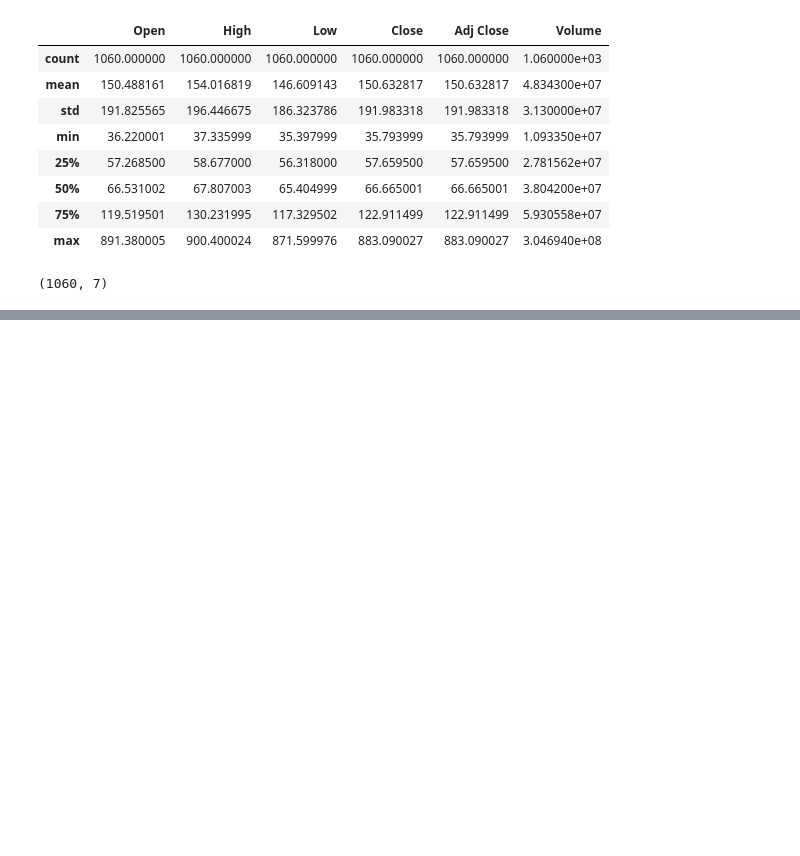
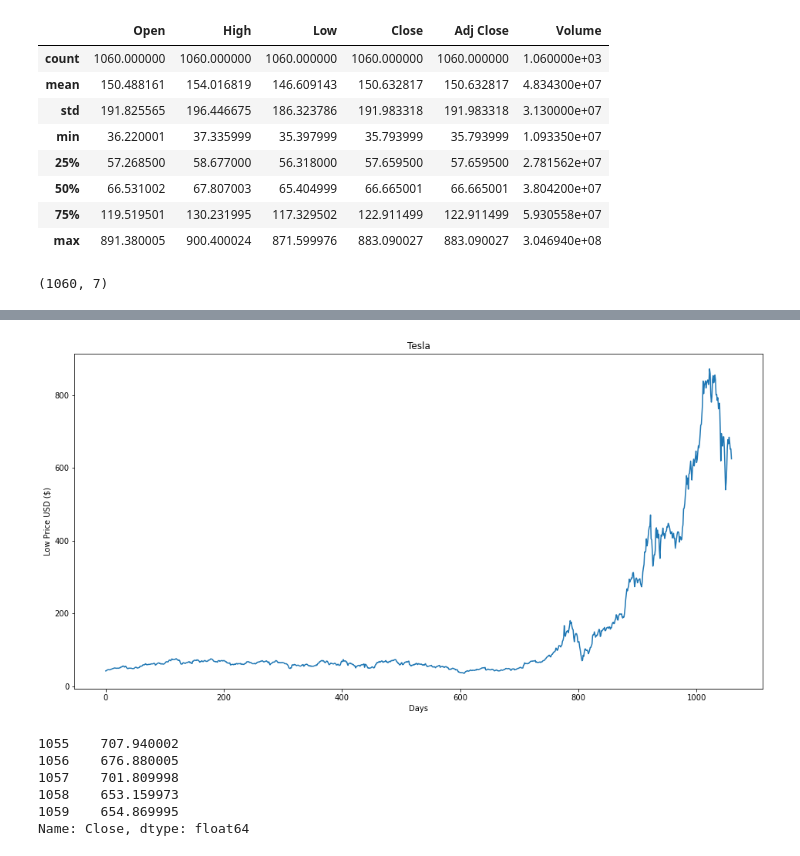
Before and after one commit to parniaa/brainStation, a Jupyter notebook: project/Project-Tesla-1.ipynb, the cells around one changed output, grey strips where cells are left out. Cells and saved outputs as stored; diff of their text form; code cells hidden in the pictures; blank space fills up the shorter version.

```diff
--- a/project/Project-Tesla-1.ipynb
+++ b/project/Project-Tesla-1.ipynb
@@ -60,0 +88,10 @@ KeyError: 'close'
+# %%
+# Visualizing the low prices of the data.
+plt.figure(figsize=(16,8))
+plt.title('Tesla')
+plt.xlabel('Days')
+plt.ylabel('Low Price USD ($)')
+plt.plot(df['Low'])
+plt.show()
+# %% [output]
+[figure, added]
@@ -60,0 +100,9 @@ KeyError: 'close'
+# %%
+df2.tail()
+# %% [output]
+1055    707.940002
+1056    676.880005
+1057    701.809998
+1058    653.159973
+1059    654.869995
+Name: Close, dtype: float64
```
Also changed, not shown: parts of 22 cells of this notebook.
